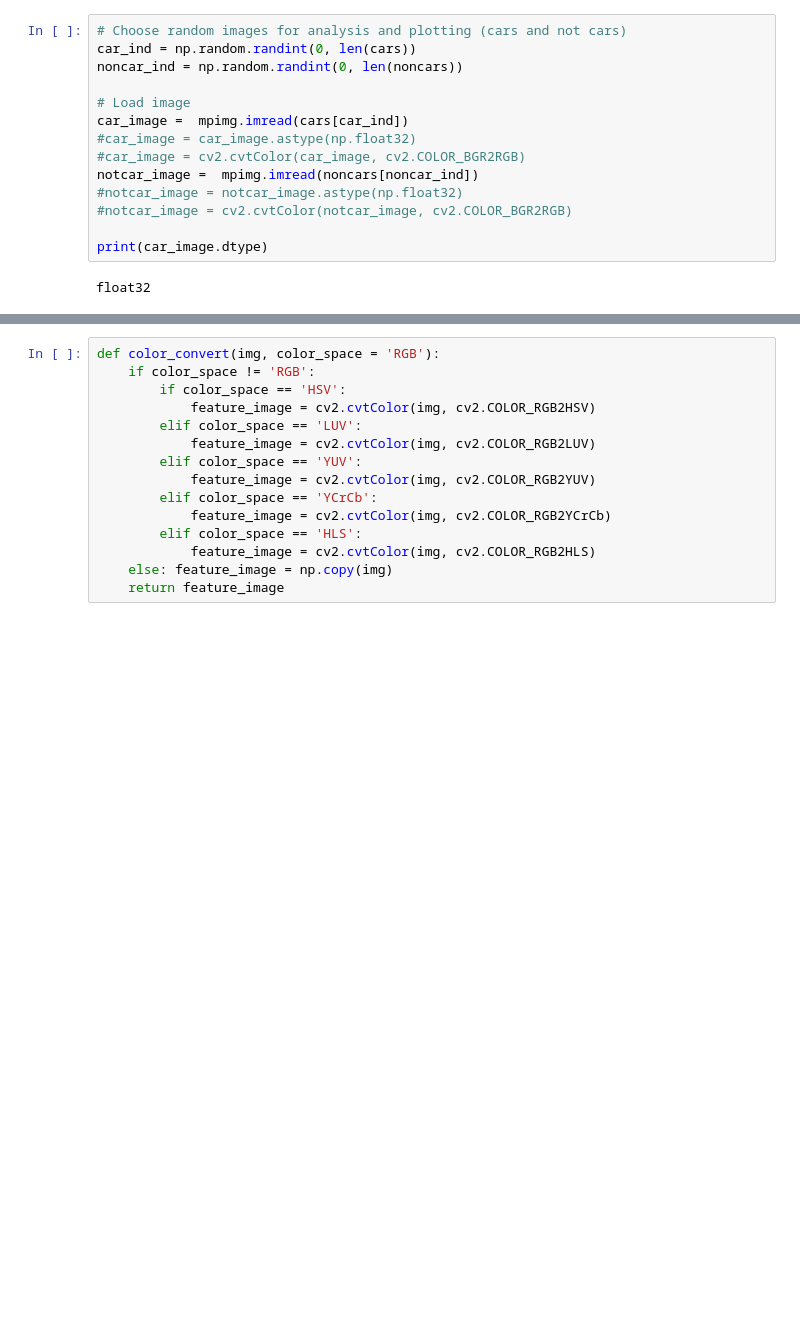
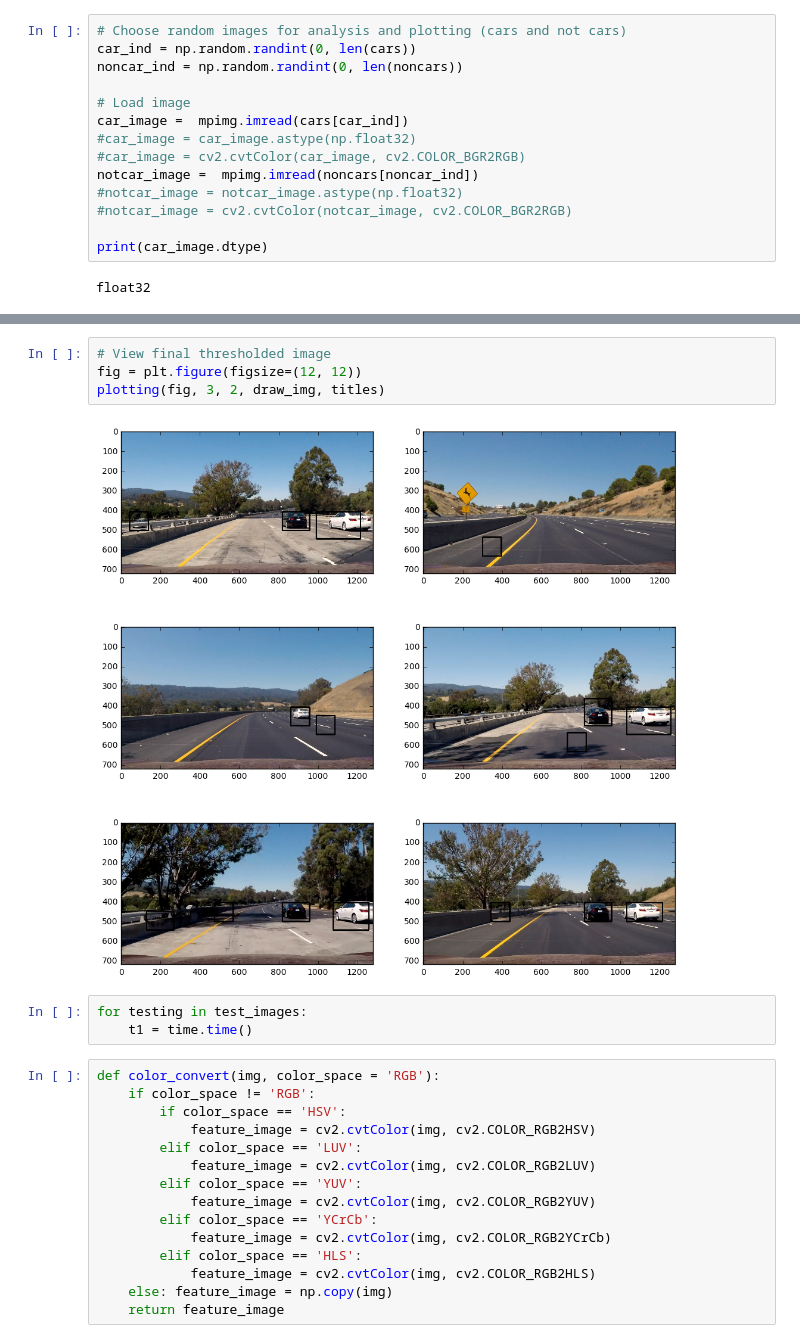
Before and after one commit to gdavilar/SDC-Project-5-VehicleDetection, a Jupyter notebook: Project_5-Veh-Detection-and-Tracking.ipynb, the cells around one changed output, grey strips where cells are left out. Saved outputs shown, nothing was run; the diff lists cells and outputs as text; blank space fills up the shorter version.

```diff
--- a/Project_5-Veh-Detection-and-Tracking.ipynb
+++ b/Project_5-Veh-Detection-and-Tracking.ipynb
@@ -530,3 +590,12 @@ plotting(fig, 3, 2, images, titles)
+# %%
+# View final thresholded image
+fig = plt.figure(figsize=(12, 12))
+plotting(fig, 3, 2, draw_img, titles)
+# %% [output]
+[figure, added]
+# %%
+for testing in test_images:
+    t1 = time.time()
 # %%
 def color_convert(img, color_space = 'RGB'):
     if color_space != 'RGB':
```
Also changed, not shown: parts of 16 cells of this notebook.
